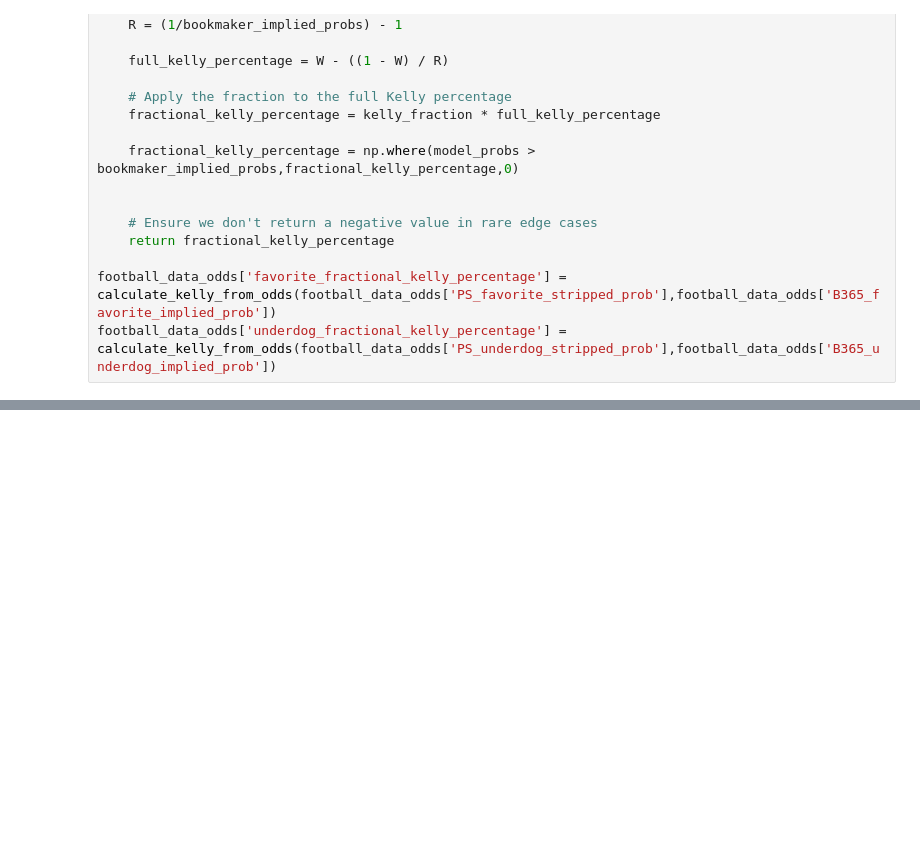
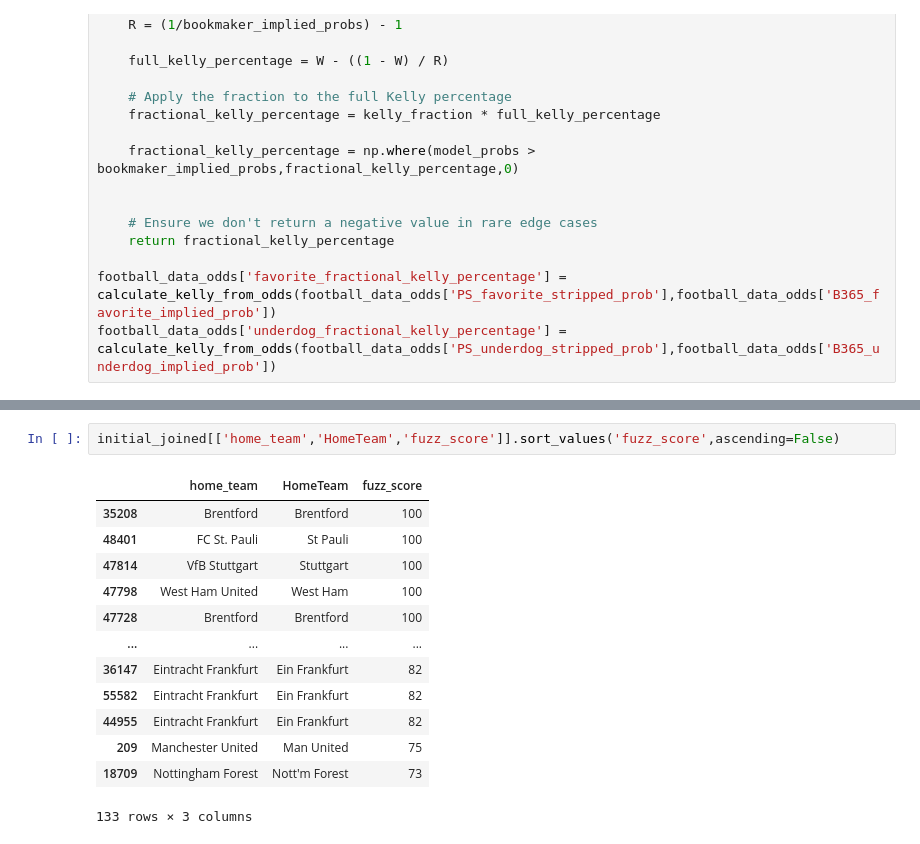
Before and after one commit to dave-mannion/football, a Jupyter notebook: odds_analysis.ipynb, the cells around one changed output, grey strips where cells are left out. Drawn from its saved outputs; the diff is of its cells as text; blank space fills up the shorter version.

```diff
--- a/odds_analysis.ipynb
+++ b/odds_analysis.ipynb
@@ -408,0 +489,16 @@ np.cumprod(one_game_per_day_since_2024['bankroll_multiplier']).iloc[-1]
+# %%
+initial_joined[['home_team','HomeTeam','fuzz_score']].sort_values('fuzz_score',ascending=False)
+# %% [output]
+|  | home_team | HomeTeam | fuzz_score |
+| 35208 | Brentford | Brentford | 100 |
+| 48401 | FC St. Pauli | St Pauli | 100 |
+| 47814 | VfB Stuttgart | Stuttgart | 100 |
+| 47798 | West Ham United | West Ham | 100 |
+| 47728 | Brentford | Brentford | 100 |
+| ... | ... | ... | ... |
+| 36147 | Eintracht Frankfurt | Ein Frankfurt | 82 |
+| 55582 | Eintracht Frankfurt | Ein Frankfurt | 82 |
+| 44955 | Eintracht Frankfurt | Ein Frankfurt | 82 |
+| 209 | Manchester United | Man United | 75 |
+| 18709 | Nottingham Forest | Nott'm Forest | 73 |
+133 rows × 3 columns
```
Also changed, not shown: parts of 15 cells of this notebook.
